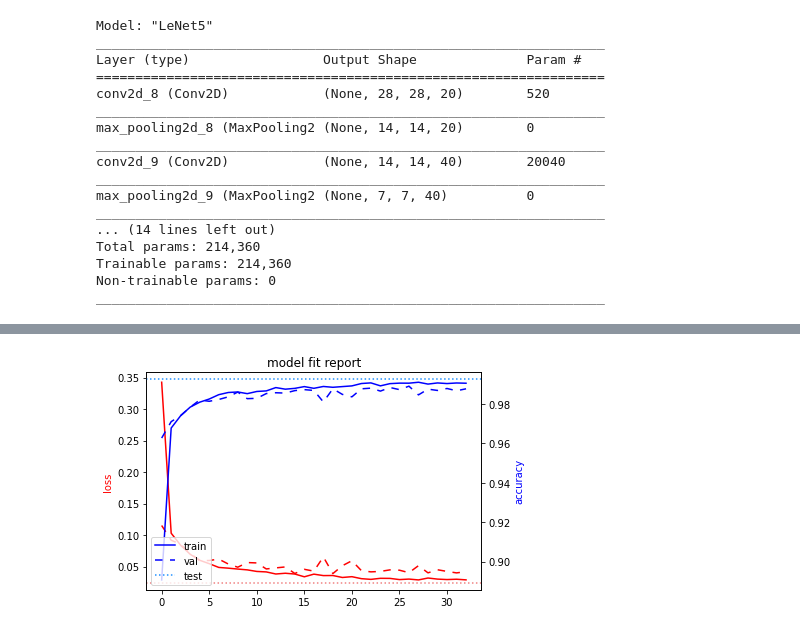
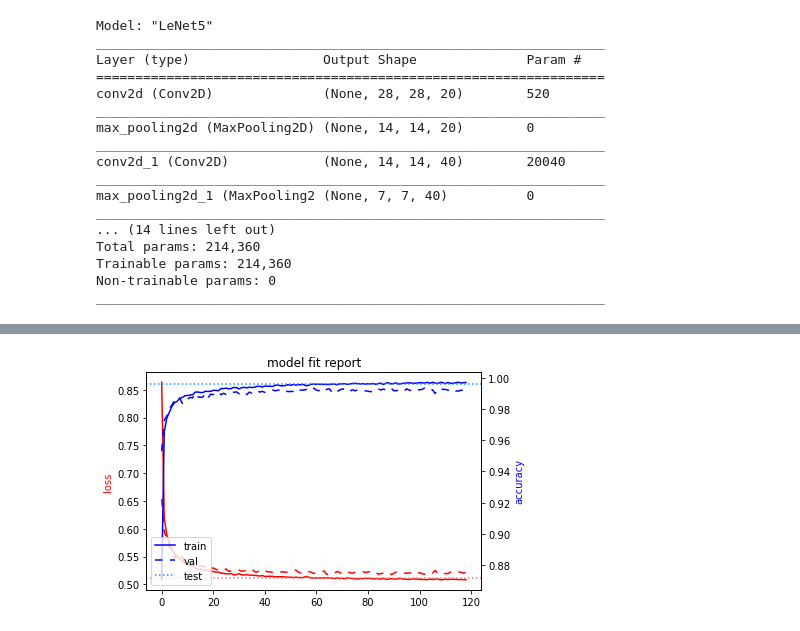
Before and after one commit to crutcher/smot, a Jupyter notebook: smot/problems/mnist/nb_ijcai2011_imagegen.ipynb, the cells around one changed output, grey strips where cells are left out. Saved outputs shown, nothing was run; the diff lists cells and outputs as text; code cells hidden in the pictures.

```diff
--- a/smot/problems/mnist/nb_ijcai2011_imagegen.ipynb
+++ b/smot/problems/mnist/nb_ijcai2011_imagegen.ipynb
@@ -10,7 +13,8 @@ from smot.problems.mnist import mnist_lib
 (x_train, y_train), (x_test, y_test) = mnist_lib.load_mnist_data_28x28x1()
 # %%
 model = mnist_lib.build_ijcal2011_mnist_model(
-    # optimizer=keras_gradient_noise.add_gradient_noise(tf.keras.optimizers.Adam)()
+    optimizer=tfa.optimizers.Lookahead(tf.keras.optimizers.Adam()),
+    loss=tf.keras.losses.CategoricalCrossentropy(label_smoothing=0.1),
 )
 
 # Print the model summary.
@@ -45,13 +49,13 @@ Model: "LeNet5"
 _________________________________________________________________
 Layer (type)                 Output Shape              Param #
 =================================================================
-conv2d_8 (Conv2D)            (None, 28, 28, 20)        520
+conv2d (Conv2D)              (None, 28, 28, 20)        520
 _________________________________________________________________
-max_pooling2d_8 (MaxPooling2 (None, 14, 14, 20)        0
+max_pooling2d (MaxPooling2D) (None, 14, 14, 20)        0
 _________________________________________________________________
-conv2d_9 (Conv2D)            (None, 14, 14, 40)        20040
+conv2d_1 (Conv2D)            (None, 14, 14, 40)        20040
 _________________________________________________________________
-max_pooling2d_9 (MaxPooling2 (None, 7, 7, 40)          0
+max_pooling2d_1 (MaxPooling2 (None, 7, 7, 40)          0
 _________________________________________________________________
 ... (14 lines left out)
 Total params: 214,360
@@ -62,12 +66,12 @@ _________________________________________________________________
 history = model.fit(
     training_generator,
     validation_data=validation_generator,
-    epochs=100,
+    epochs=200,
     verbose=1,
     use_multiprocessing=True,
     workers=24,
     callbacks=[
-        tf.keras.callbacks.EarlyStopping(monitor="loss", patience=5),
+        tf.keras.callbacks.EarlyStopping(monitor="loss", patience=10),
     ],
 )
 
@@ -98 +102 @@ Test loss: 0.023791342973709106, Test accuracy: 0.992900013923645, Error rate: 0
-[figure, old version]
+[figure, new version]
```
Also changed, not shown: parts of 2 cells of this notebook, 4 other files.
